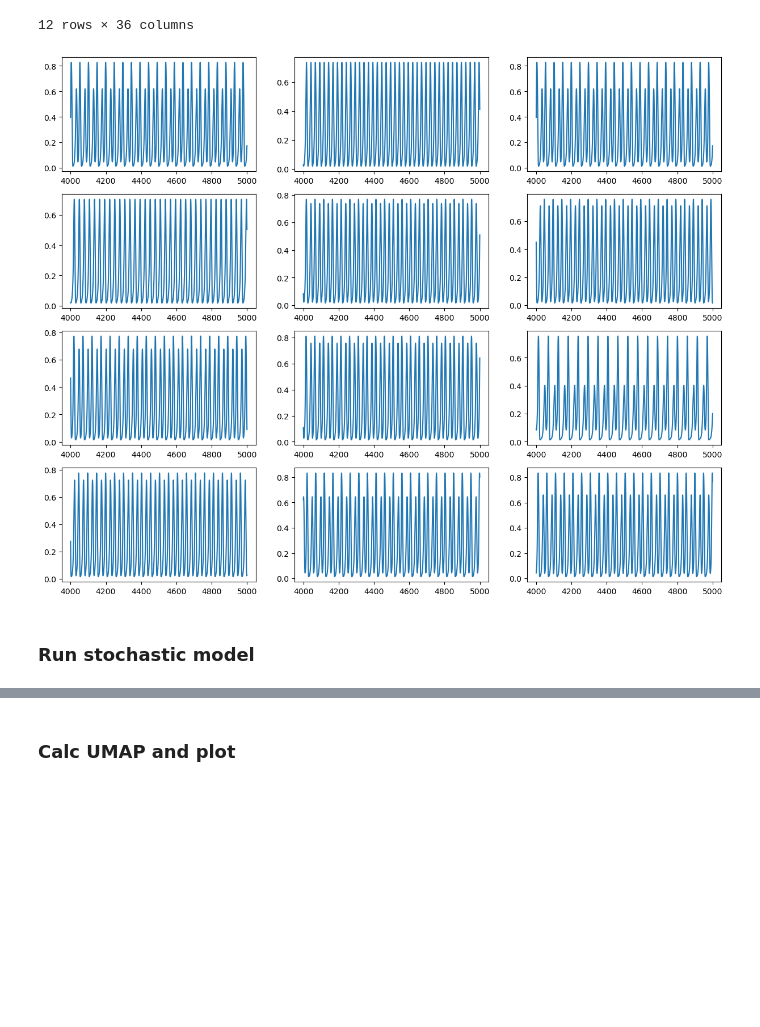
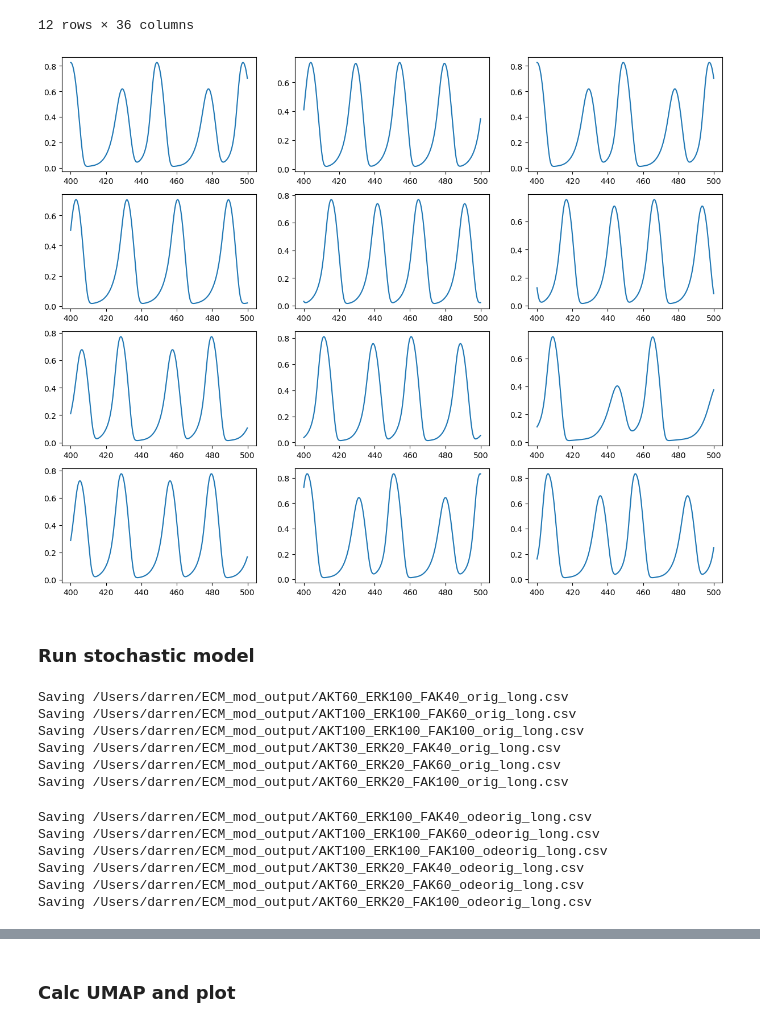
Before and after one commit to QuLab-VU/ECM_cell_cycle_model, a Jupyter notebook: Python/plotUMAP_proj_DRT_new.ipynb, the cells around one changed output, grey strips where cells are left out. Saved outputs shown, nothing was run; the diff lists cells and outputs as text; code cells hidden in the pictures; blank space fills up the shorter version.

```diff
--- a/Python/plotUMAP_proj_DRT_new.ipynb
+++ b/Python/plotUMAP_proj_DRT_new.ipynb
@@ -54,5 +54,6 @@ OVERWRITE = False
 # %%
-t = np.linspace(0, 5000, 50001)
+# t = np.linspace(0, 5000, 50001)
+t = np.linspace(0, 50000, 500001)
 simres = ScipyOdeSimulator(model_concentration, t, verbose=False).run(); #deterministic simulation
 # %%
 model_population.parameters['ERK'].value = 1 * omega
@@ -65,13 +66,12 @@ model_concentration.parameters['AKT'].value = 1 * 1
 # %%
 #ODE simulation
 
-t = np.linspace(0, 5000, 50001)
 simres = ScipyOdeSimulator(model_concentration, t, verbose=False).run(); #deterministic simulation
 yout = simres.all;
 observables=['obsCycE','obsCdc20', 'obsCycA']; #plot Cyclin E, Cdc20 and Cyclin A
 
 for obs in range(3) :
-    plt.plot(t[48000:],yout[observables[obs]][48000:], label=observables[obs], lw=2)
+    plt.plot(t[4000:5000],yout[observables[obs]][4000:5000], label=observables[obs], lw=2)
 plt.legend(loc=0)
 plt.show()
 # %% [output]
@@ -112,19 +112,19 @@ top_costs
 # %%
 plt.figure(figsize=(15,12))
 
 for num in range(len(top_costs)):
     for name in param_names:
         model_concentration.parameters[name].value = top_costs[name][num]
 
     simres = ScipyOdeSimulator(model_concentration, t, verbose=False).run(); #deterministic simulation
     yout = simres.all;
     observables=['obsCycE','obsCdc20', 'obsCycA']; #plot Cyclin E, Cdc20 and Cyclin A
 
     ax = plt.subplot(4, 3, num+1)
 
-    plt.plot(t[40000:],yout['obsCdc20'][40000:], label=num)
+    plt.plot(t[4000:5000],yout['obsCdc20'][4000:5000], label=num)
 # %% [output]
-[figure, old version]
+[figure, new version]
 # %% [markdown]
 ### Run stochastic model
 # %%
@@ -161,7 +161,6 @@ conditions = [
     }
 ]
 # %%
-# SAVE_DIR = 'D:\\stoch_runs_230713\\'
 for key in new_param.keys():
     if model_population.parameters[key].value != new_param[key][0]:
         model_population.parameters[key].value = new_param[key]
@@ -169,7 +168,6 @@ for key in new_param.keys():
         model_concentration.parameters[key].value = new_param[key]
 model_concentration.parameters['omega'].value = 1
 
-t = np.linspace(0, 50000, 500001)
 
 for condition in conditions:
     model_population.parameters['ERK'].value = condition['ERK'] * omega
@@ -191,8 +189,14 @@ for condition in conditions:
         np.savetxt(fname, yout, delimiter=',')
     else:
         print(f"Skipping {fname}")
+# %% [output]
+Saving /Users/darren/ECM_mod_output/AKT60_ERK100_FAK40_orig_long.csv
+Saving /Users/darren/ECM_mod_output/AKT100_ERK100_FAK60_orig_long.csv
+Saving /Users/darren/ECM_mod_output/AKT100_ERK100_FAK100_orig_long.csv
+Saving /Users/darren/ECM_mod_output/AKT30_ERK20_FAK40_orig_long.csv
+Saving /Users/darren/ECM_mod_output/AKT60_ERK20_FAK60_orig_long.csv
+Saving /Users/darren/ECM_mod_output/AKT60_ERK20_FAK100_orig_long.csv
 # %%
-# SAVE_DIR = 'D:\\stoch_runs_230713\\'
 for key in new_param.keys():
     if model_population.parameters[key].value != new_param[key][0]:
         model_population.parameters[key].value = new_param[key]
@@ -201,7 +205,6 @@ for key in new_param.keys():
 model_concentration.parameters['omega'].value = 1
 omega = 1
 
-t = np.linspace(0, 50000, 500001)
 
 for condition in conditions:
     model_concentration.parameters['ERK'].value = condition['ERK'] * omega
@@ -222,6 +225,13 @@ for condition in conditions:
         np.savetxt(fname, yout, delimiter=',')
     else:
         print(f"Skipping {fname}")
+# %% [output]
+Saving /Users/darren/ECM_mod_output/AKT60_ERK100_FAK40_odeorig_long.csv
+Saving /Users/darren/ECM_mod_output/AKT100_ERK100_FAK60_odeorig_long.csv
+Saving /Users/darren/ECM_mod_output/AKT100_ERK100_FAK100_odeorig_long.csv
+Saving /Users/darren/ECM_mod_output/AKT30_ERK20_FAK40_odeorig_long.csv
+Saving /Users/darren/ECM_mod_output/AKT60_ERK20_FAK60_odeorig_long.csv
+Saving /Users/darren/ECM_mod_output/AKT60_ERK20_FAK100_odeorig_long.csv
 # %%
 for num in range(2):
     for condition in conditions:
```
Also changed, not shown: parts of 6 cells of this notebook.
